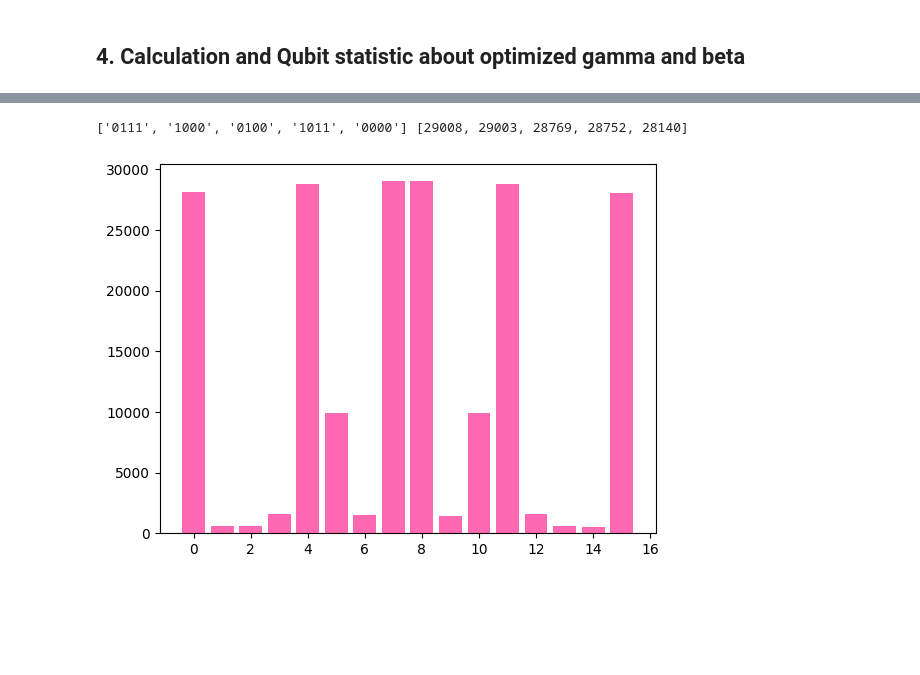
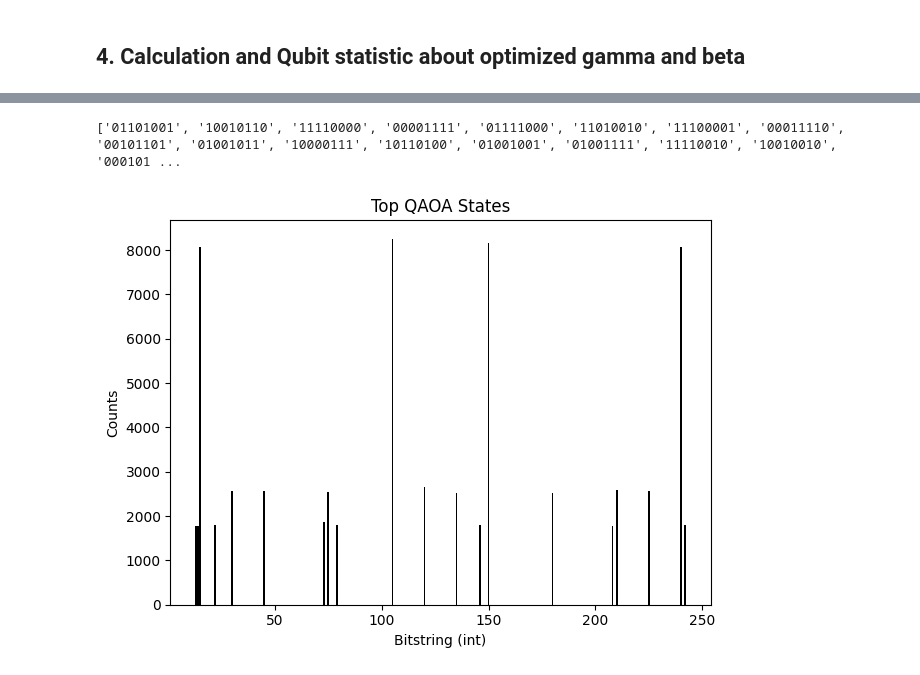
Before and after one commit to miru900/Maxcut-Crystal-QAOA, a Jupyter notebook: practice3.ipynb, the cells around one changed output, grey strips where cells are left out. Cells and saved outputs as stored; diff of their text form; code cells hidden in the pictures; blank space fills up the shorter version.

```diff
--- a/practice3.ipynb
+++ b/practice3.ipynb
@@ -83,6 +80,6 @@ print(weight)
 # %%
 # Linequbit number of nodes
-node = weight.shape[0]
+node = weight.shape[0] # this is maxcut node
 
 # Define symbolic parameters
 gamma = sp.Symbol("γ")
@@ -94,12 +91,15 @@ qaoa_circuit = cirq.Circuit()
 
 # Initial Hadamard layer
 qaoa_circuit.append([cirq.H(q) for q in qubits])
+def cirqzz(qubits, weight, i, j):
+    return [cirq.CNOT(qubits[i], qubits[j]), cirq.rz(2 * gamma * weight[i, j])(qubits[j]), cirq.CNOT(qubits[i], qubits[j])]
 
 # Cost Hamiltonian layer (ZZ interactions)
 for i in range(node):
     for j in range(i+1, node):
         if weight[i, j] != 0:
-            qaoa_circuit.append(cirq.ZZ(qubits[i], qubits[j]) ** (2 * gamma * weight[i, j]))
+            qaoa_circuit.append(cirqzz(qubits, weight, i, j))
+            # qaoa_circuit.append(cirq.ZZ(qubits[i], qubits[j]) ** (2 * gamma * weight[i, j]))
 
 # Self Ineraction term
 for i in range(node):
@@ -162,7 +162,7 @@ Estimated cost: 3001.1232099999997
 import time
 
 start = time.time()
-grid_size = 21
+grid_size = 11
 
 def gam_beta_grid(weight, grid_size):
     grid = np.zeros((grid_size, grid_size))
@@ -248,20 +244,27 @@ def histogram_qubits(result, node, repetition):
 # %%
 qubit_list = histogram_qubits(sample_results, node, 200000)
 sorted_qubit_list = dict(sorted(qubit_list.items(), key=lambda x: x[0]))
 sorted_qubit_list = {int(k, 2): v for k, v in sorted_qubit_list.items()}
 ranking_qubit_list = dict(sorted(qubit_list.items(), key=lambda x: x[1], reverse=True))
 # print(ranking_qubit_list)
 compo = list(ranking_qubit_list.keys())
 count = list(ranking_qubit_list.values())
-print(compo[0:5], count[0:5])
+print(compo[0:20], count[0:20])
 
 sym = sorted_qubit_list.keys()
 val = sorted_qubit_list.values()
+top_N = 20
+top_keys = list(ranking_qubit_list.keys())[:top_N]
+top_vals = list(ranking_qubit_list.values())[:top_N]
+top_keys_int = [int(k, 2) for k in top_keys]
 
-name = "Nyx"
-plt.bar(sym, val, color = "hotpink")
-plt.savefig(f"result/{name}.png")
+plt.bar(top_keys_int, top_vals, color="black")
+plt.title("Top QAOA States")
+plt.xlabel("Bitstring (int)")
+plt.ylabel("Counts")
+plt.tight_layout()
+plt.savefig(f"result/{name}_top{top_N}.png")
 plt.show()
 # %% [output]
-['0111', '1000', '0100', '1011', '0000'] [29008, 29003, 28769, 28752, 28140]
+['01101001', '10010110', '11110000', '00001111', '01111000', '11010010', '11100001', '00011110', '00101101', '01001011', '10000111', '10110100', '01001001', '01001111', '11110010', '10010010', '000101 ...
-[figure, old version]
+[figure, new version]
```
Also changed, not shown: parts of 6 cells of this notebook.
